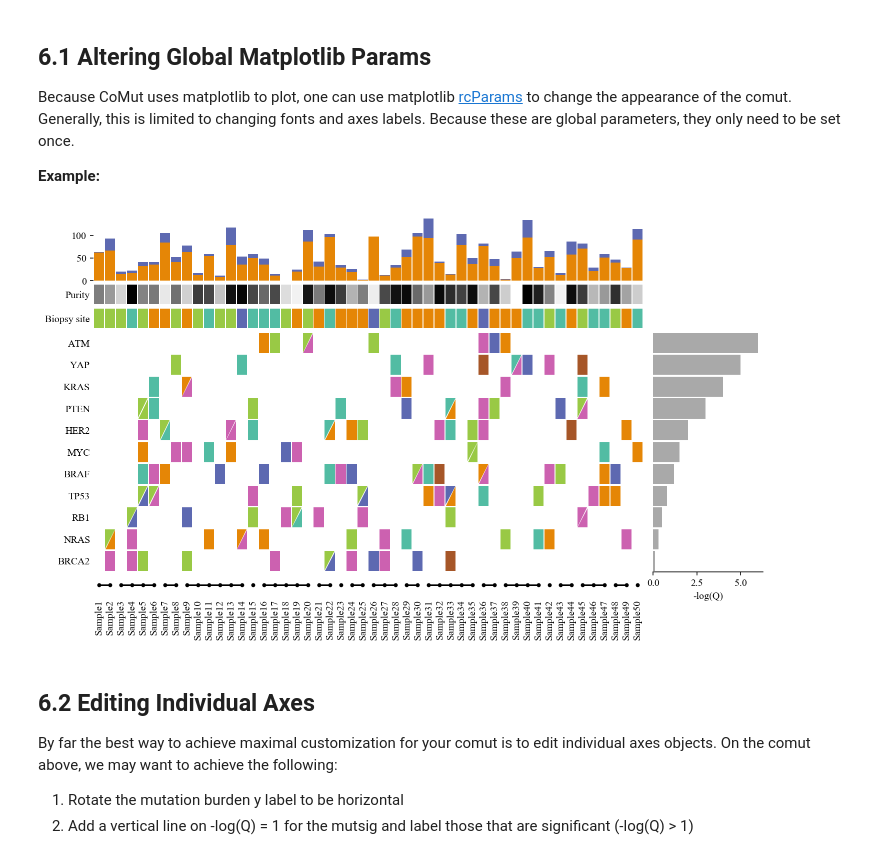
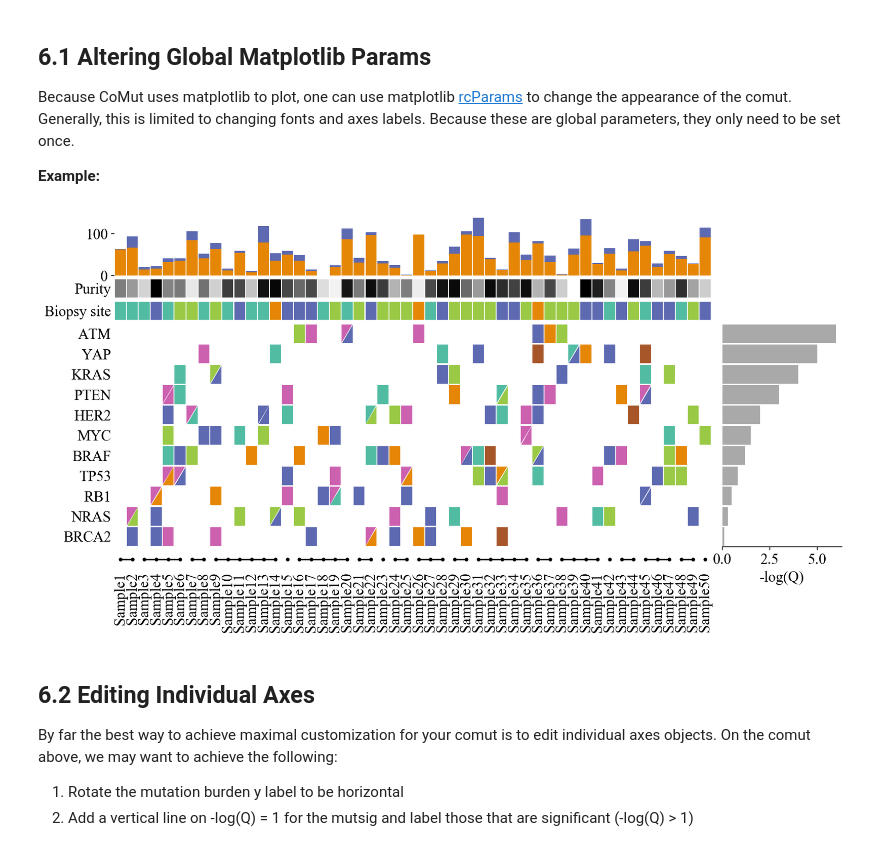
Before and after one commit to vanallenlab/comut, a Jupyter notebook: examples/documentation.ipynb, the cells around one changed output. Saved outputs shown, nothing was run; the diff lists cells and outputs as text; code cells hidden in the pictures.

```diff
--- a/examples/documentation.ipynb
+++ b/examples/documentation.ipynb
@@ -598,29 +598,30 @@ Because CoMut uses matplotlib to plot, one can use matplotlib [rcParams](https:/
 __Example:__
 # %%
 from matplotlib import rcParams
-custom_rcParams = {'font.family': 'Times New Roman'}
+custom_rcParams = {'font.family': 'Times New Roman',
+                   'font.size': 16}
 
-# change the font to Times New Roman
+# update rcParams
 rcParams.update(custom_rcParams)
 # %%
 # make CoMut
 toy_comut = comut.CoMut()
 toy_comut.samples = ['Sample' + str(i) for i in range(1,51)]
 
 toy_comut.add_sample_indicators(indicator_df, name = 'Same patient')
 toy_comut.add_categorical_data(mut_df, name = 'Mutation type')
 toy_comut.add_categorical_data(biopsy_df, name = 'Biopsy site')
 toy_comut.add_continuous_data(purity_df, name = 'Purity')
 toy_comut.add_bar_data(mut_burden_df, stacked = True, name = 'Mutation burden')
 toy_comut.add_side_bar_data(mutsig_df, paired_name = 'Mutation type', name = 'MutsigQ', mapping =  {'-log(Q)': 'darkgrey'}, xlabel = '-log(Q)')
 
-toy_comut.plot_comut(figsize = (12, 7), x_padding = 0.04, y_padding = 0.04, tri_padding = 0.03, wspace = 0.03, hspace = 0.03)
+toy_comut.plot_comut(figsize = (14, 7), x_padding = 0.04, y_padding = 0.04, tri_padding = 0.03, wspace = 0.03, hspace = 0.03)
 
 # update font back to arial
-custom_rcParams = {'font.family': 'arial'}
+custom_rcParams = {'font.family': 'arial', 'font.size': 12}
 rcParams.update(custom_rcParams)
 # %% [output]
-[figure, old version]
+[figure, new version]
 # %% [markdown]
 <a id="edit_axes"></a>
 ## 6.2 Editing Individual Axes
```
Also changed, not shown: parts of 16 cells of this notebook, 6 other files.
